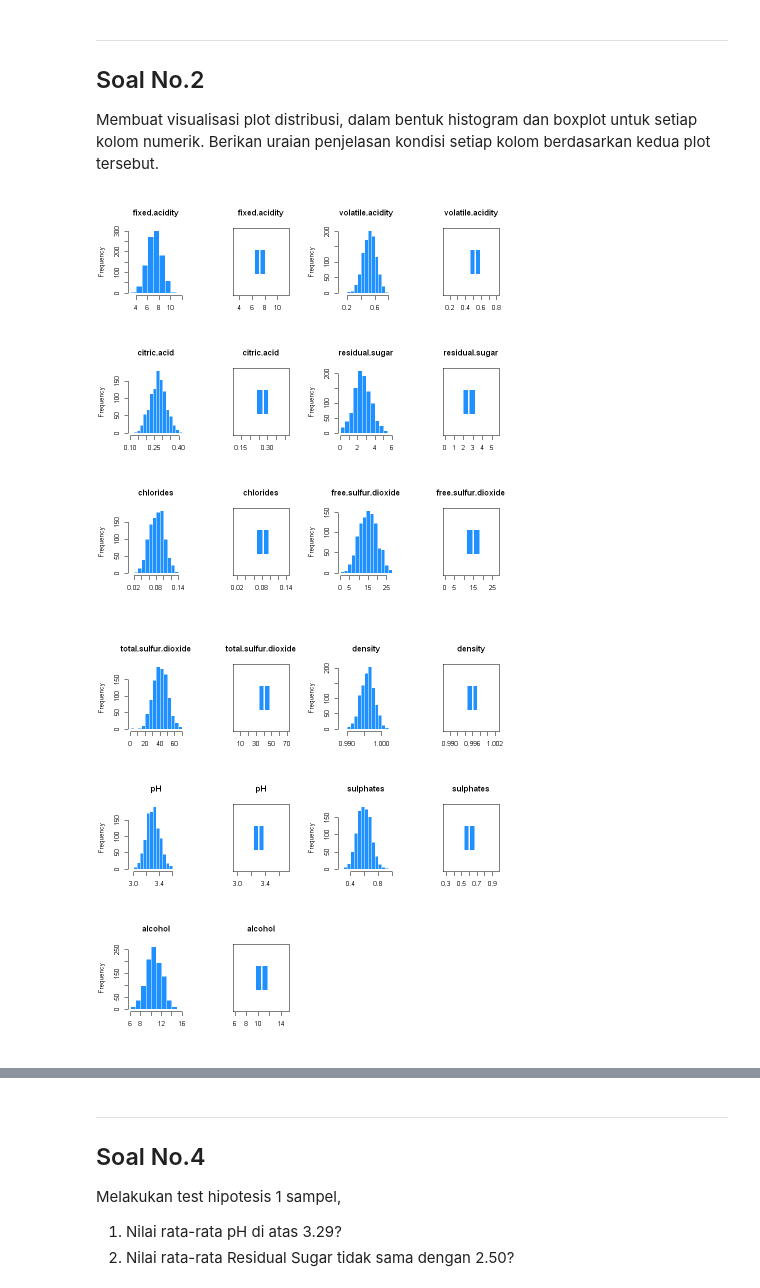
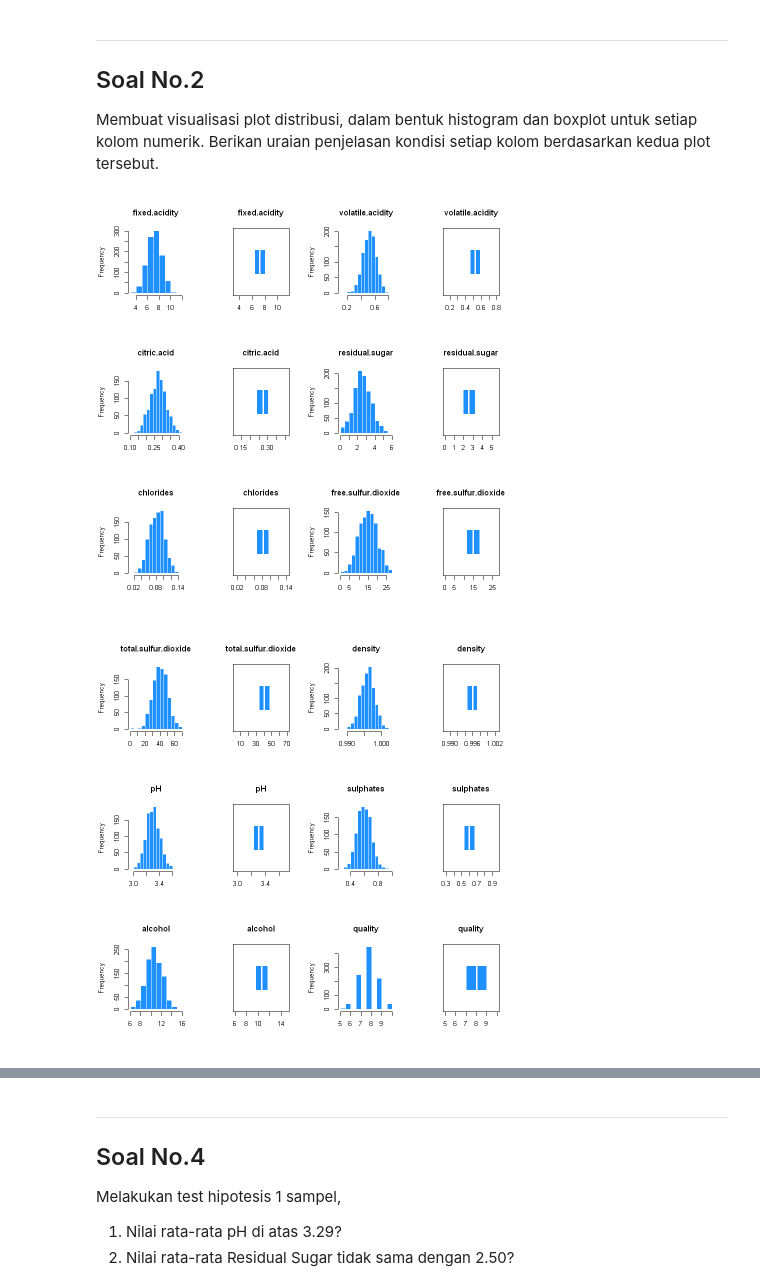
Before and after one commit to NicholasLiem/IF2220_TugasBesar_1_HypothesisTesting, a Jupyter notebook: solution/solution.ipynb, the cells around one changed output, grey strips where cells are left out. Saved outputs shown, nothing was run; the diff lists cells and outputs as text; code cells hidden in the pictures.

```diff
--- a/solution/solution.ipynb
+++ b/solution/solution.ipynb
@@ -79,14 +79,14 @@ kolom numerik. Berikan uraian penjelasan kondisi setiap kolom berdasarkan kedua
 # %%
 # Soal No.2
 
 # Membuat visualisasi plot distribusi, dalam bentuk histogram dan boxplot untuk setiap kolom numerik.
 par(mfrow=c(3, 4))
-for (i in 1:11) {
+for (i in 1:12) {
   hist(data_anggur[,i], main = colnames(data_anggur)[i], xlab = "", col = "dodgerblue", border = "white")
   boxplot(data_anggur[,i], main = colnames(data_anggur)[i], col = "dodgerblue", border = "white", horizontal = TRUE)
 }
 # %% [output]
 [figure]
-[figure, old version]
+[figure, new version]
 # %% [markdown]
 ### Penjelasan No.2
```
Also changed, not shown: parts of 11 cells of this notebook.
